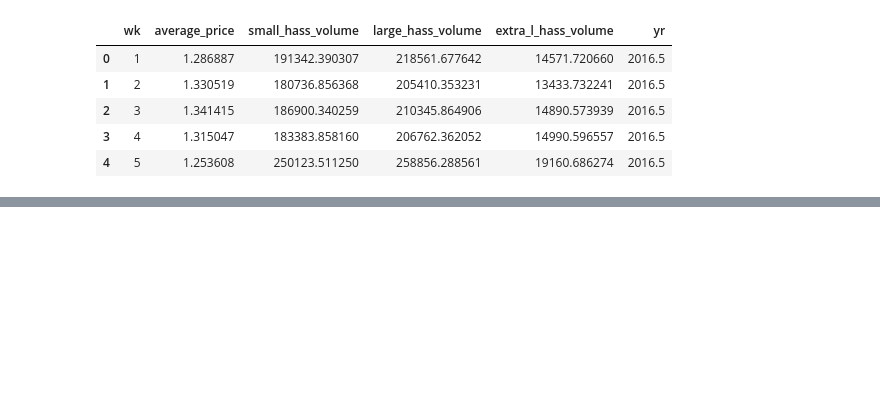
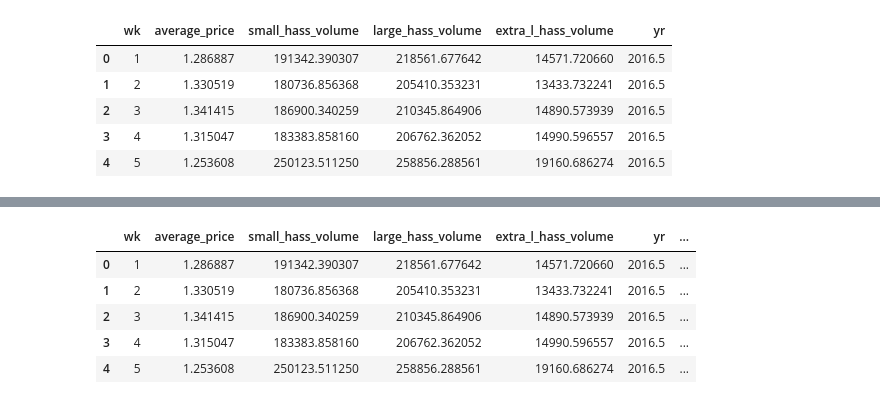
Before and after one commit to aepii/EECS690-DataScience, a Jupyter notebook: projects/project3/src/simental_3.ipynb, the cells around one changed output, grey strips where cells are left out. Saved outputs shown, nothing was run; the diff lists cells and outputs as text; code cells hidden in the pictures; blank space fills up the shorter version.

```diff
--- a/projects/project3/src/simental_3.ipynb
+++ b/projects/project3/src/simental_3.ipynb
@@ -78,0 +100,12 @@ avocado_prices_weekly.head(5)
+# %%
+# Task 1.5
+
+# Calculate the total volume
+avocado_prices["total_volume"] = (
+    avocado_prices["small_hass_volume"] +
+    avocado_prices["large_hass_volume"] +
+    avocado_prices["extra_l_hass_volume"]
+)
+
+# Display the first few results
+avocado_prices
@@ -78,0 +126,28 @@ avocado_prices_weekly.head(5)
+# %%
+# Task 1.6
+
+# Group by week and compute the average price for each week
+avocado_aggregate_2 = avocado_prices.groupby("wk", as_index=False).agg({
+    "average_price": "mean",
+    "small_hass_volume": "mean",
+    "large_hass_volume": "mean",
+    "extra_l_hass_volume": "mean",
+    "yr": "mean",
+})
+
+# Calculate the total volume
+avocado_aggregate_2["total_volume"] = (
+    avocado_aggregate_2["small_hass_volume"] +
+    avocado_aggregate_2["large_hass_volume"] +
+    avocado_aggregate_2["extra_l_hass_volume"]
+)
+
+# Display the first 5 results
+avocado_aggregate_2.head(5)
+# %% [output]
+|  | wk | average_price | small_hass_volume | large_hass_volume | extra_l_hass_volume | yr | ... |
+| 0 | 1 | 1.286887 | 191342.390307 | 218561.677642 | 14571.720660 | 2016.5 | ... |
+| 1 | 2 | 1.330519 | 180736.856368 | 205410.353231 | 13433.732241 | 2016.5 | ... |
+| 2 | 3 | 1.341415 | 186900.340259 | 210345.864906 | 14890.573939 | 2016.5 | ... |
+| 3 | 4 | 1.315047 | 183383.858160 | 206762.362052 | 14990.596557 | 2016.5 | ... |
+| 4 | 5 | 1.253608 | 250123.511250 | 258856.288561 | 19160.686274 | 2016.5 | ... |
```
Also changed, not shown: parts of 10 cells of this notebook, 1 other file.
